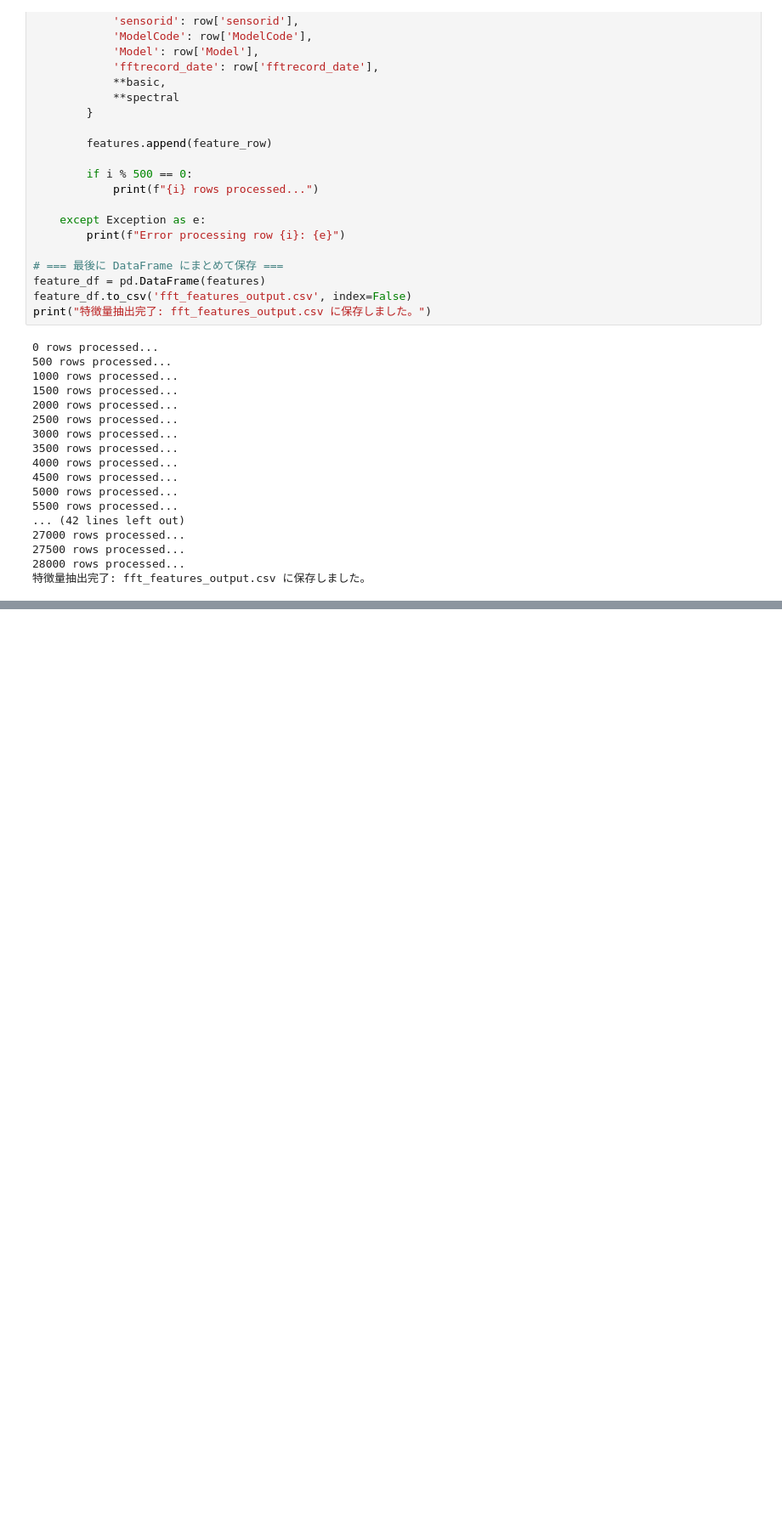
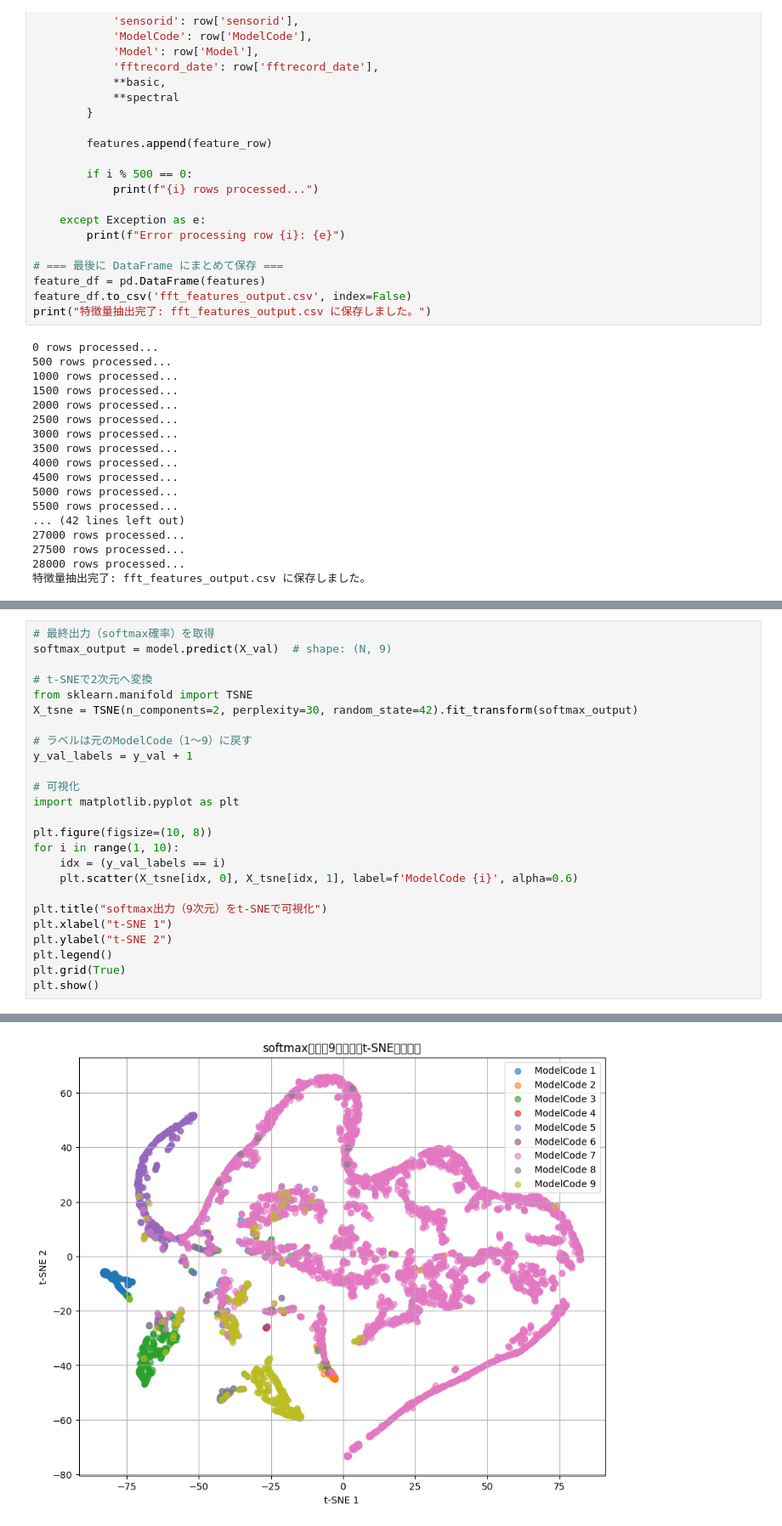
Before and after one commit to IoTripas/IbukiAI, a Jupyter notebook: pumptype.ipynb, the cells around one changed output, grey strips where cells are left out. Shown at 85% size. Cells and saved outputs as stored; diff of their text form; blank space fills up the shorter version.

```diff
--- a/pumptype.ipynb
+++ b/pumptype.ipynb
@@ -799,0 +545,26 @@ fig.show()
+# %%
+# 最終出力（softmax確率）を取得
+softmax_output = model.predict(X_val)  # shape: (N, 9)
+
+# t-SNEで2次元へ変換
+from sklearn.manifold import TSNE
+X_tsne = TSNE(n_components=2, perplexity=30, random_state=42).fit_transform(softmax_output)
+
+# ラベルは元のModelCode（1〜9）に戻す
+y_val_labels = y_val + 1
+
+# 可視化
+import matplotlib.pyplot as plt
+
+plt.figure(figsize=(10, 8))
+for i in range(1, 10):
+    idx = (y_val_labels == i)
+    plt.scatter(X_tsne[idx, 0], X_tsne[idx, 1], label=f'ModelCode {i}', alpha=0.6)
+
+plt.title("softmax出力（9次元）をt-SNEで可視化")
+plt.xlabel("t-SNE 1")
+plt.ylabel("t-SNE 2")
+plt.legend()
+plt.grid(True)
+plt.show()
+# %% [output]
@@ -799,0 +572 @@ fig.show()
+[figure, added]
```
Also changed, not shown: parts of 20 cells of this notebook.
